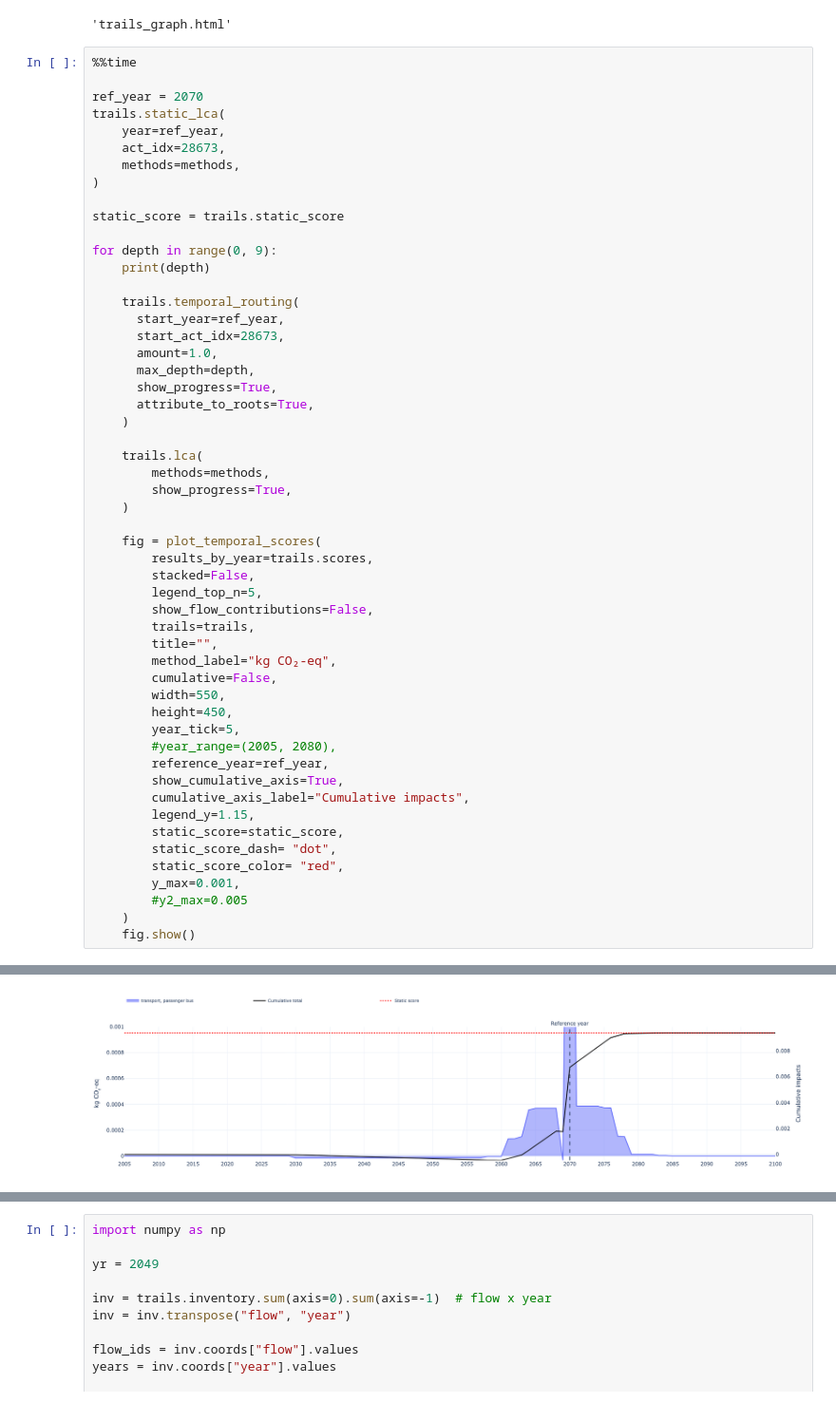
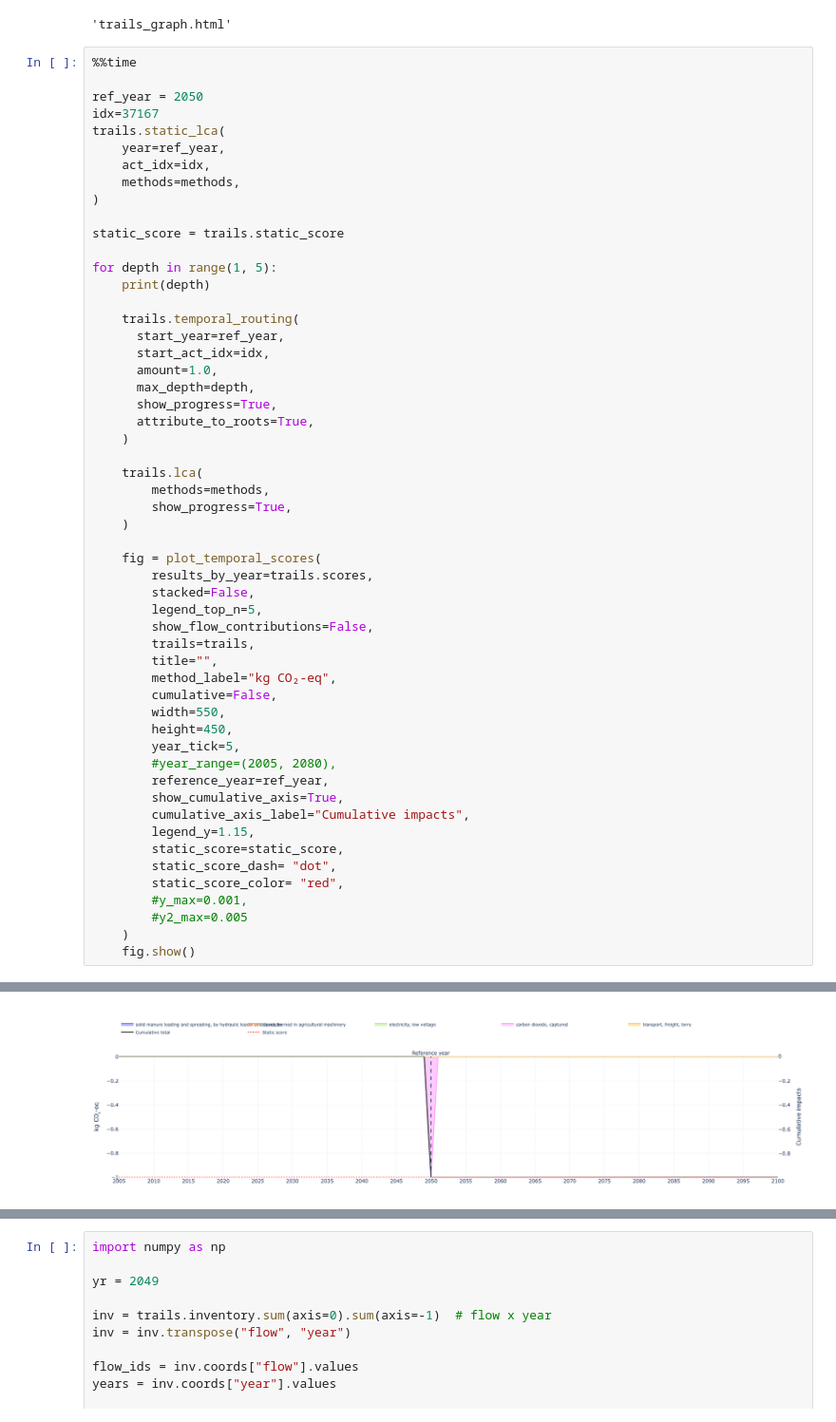
Before and after one commit to Laboratory-for-Energy-Systems-Analysis/trails, a Jupyter notebook: dev/example/ecoinvent example.ipynb, the cells around one changed output, grey strips where cells are left out. Shown at 95% size. Cells and saved outputs as stored; diff of their text form.

```diff
--- a/dev/example/ecoinvent example.ipynb
+++ b/dev/example/ecoinvent example.ipynb
@@ -47,21 +97,22 @@ Temporal routing: 11377node [00:01, 5876.78node/s]
 # %%
 %%time
 
-ref_year = 2070
+ref_year = 2050
+idx=37167
 trails.static_lca(
     year=ref_year,
-    act_idx=28673,
+    act_idx=idx,
     methods=methods,
 )
 
 static_score = trails.static_score
 
-for depth in range(0, 9):
+for depth in range(1, 5):
     print(depth)
 
     trails.temporal_routing(
       start_year=ref_year,
-      start_act_idx=28673,
+      start_act_idx=idx,
       amount=1.0,
       max_depth=depth,
       show_progress=True,
@@ -93,7 +144,7 @@ for depth in range(0, 9):
         static_score=static_score,
         static_score_dash= "dot",
         static_score_color= "red",
-        y_max=0.001,
+        #y_max=0.001,
         #y2_max=0.005
     )
     fig.show()
@@ -103 +154 @@ Temporal routing: 1node [00:00, 75.47node/s]
-[figure, old version]
+[figure, new version]
```
Also changed, not shown: parts of 6 cells of this notebook, 2 other files.
